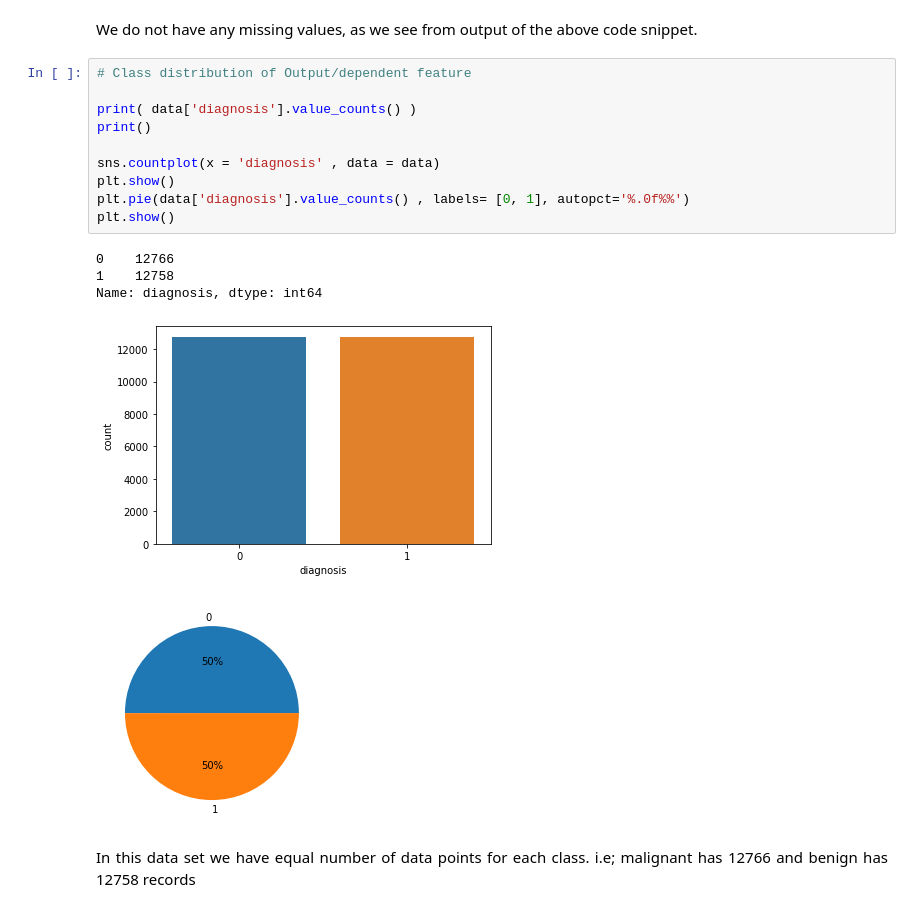
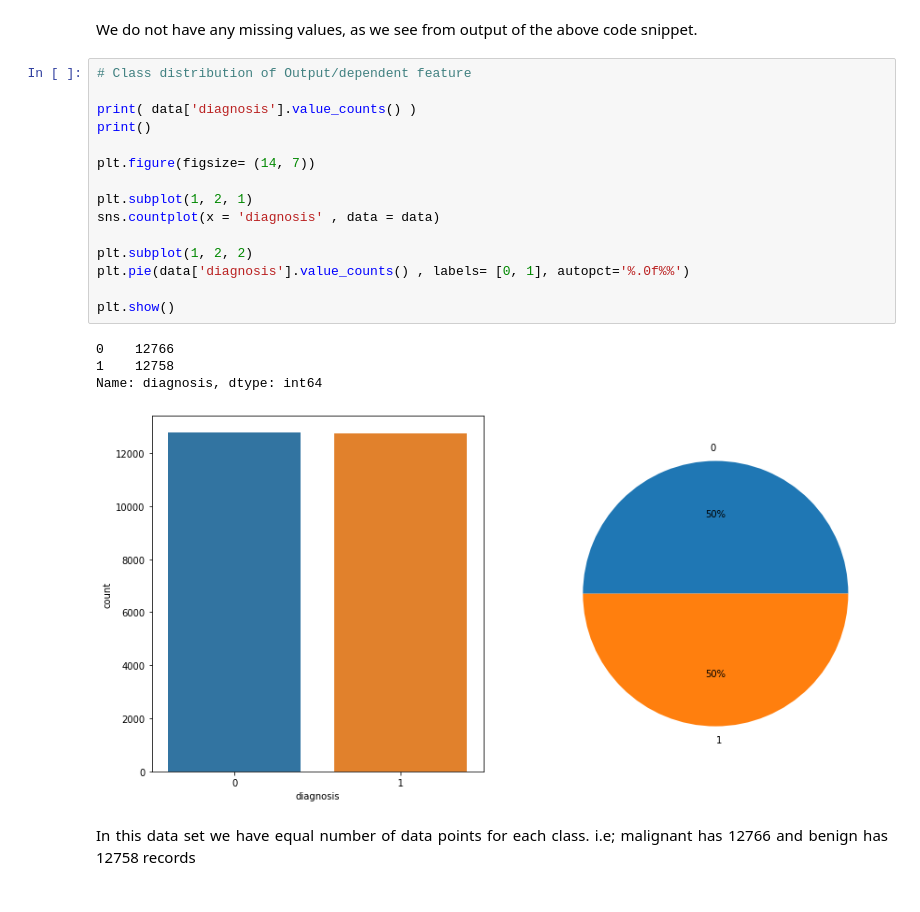
Before and after one commit to junaidiqbalsyed/CS985_Task_2, a Jupyter notebook: Breast_cancer_classification.ipynb, the cells around one changed output. Cells and saved outputs as stored; diff of their text form.

```diff
--- a/Breast_cancer_classification.ipynb
+++ b/Breast_cancer_classification.ipynb
@@ -96,19 +96,23 @@ diagnosis -> 0
 # %%
 # Class distribution of Output/dependent feature
 
 print( data['diagnosis'].value_counts() )
 print()
 
+plt.figure(figsize= (14, 7))
+
+plt.subplot(1, 2, 1)
 sns.countplot(x = 'diagnosis' , data = data)
+
+plt.subplot(1, 2, 2)
+plt.pie(data['diagnosis'].value_counts() , labels= [0, 1], autopct='%.0f%%')
+
 plt.show()
-plt.pie(data['diagnosis'].value_counts() , labels= [0, 1], autopct='%.0f%%')
-plt.show()
 # %% [output]
 0    12766
 1    12758
 Name: diagnosis, dtype: int64
-[figure, old version]
+[figure, new version]
-[figure, removed]
 # %% [markdown]
 <p style="text-align: justify ">
 In this data set we have equal number of data points for each class. i.e; malignant has 12766 and benign has 12758 records
```
